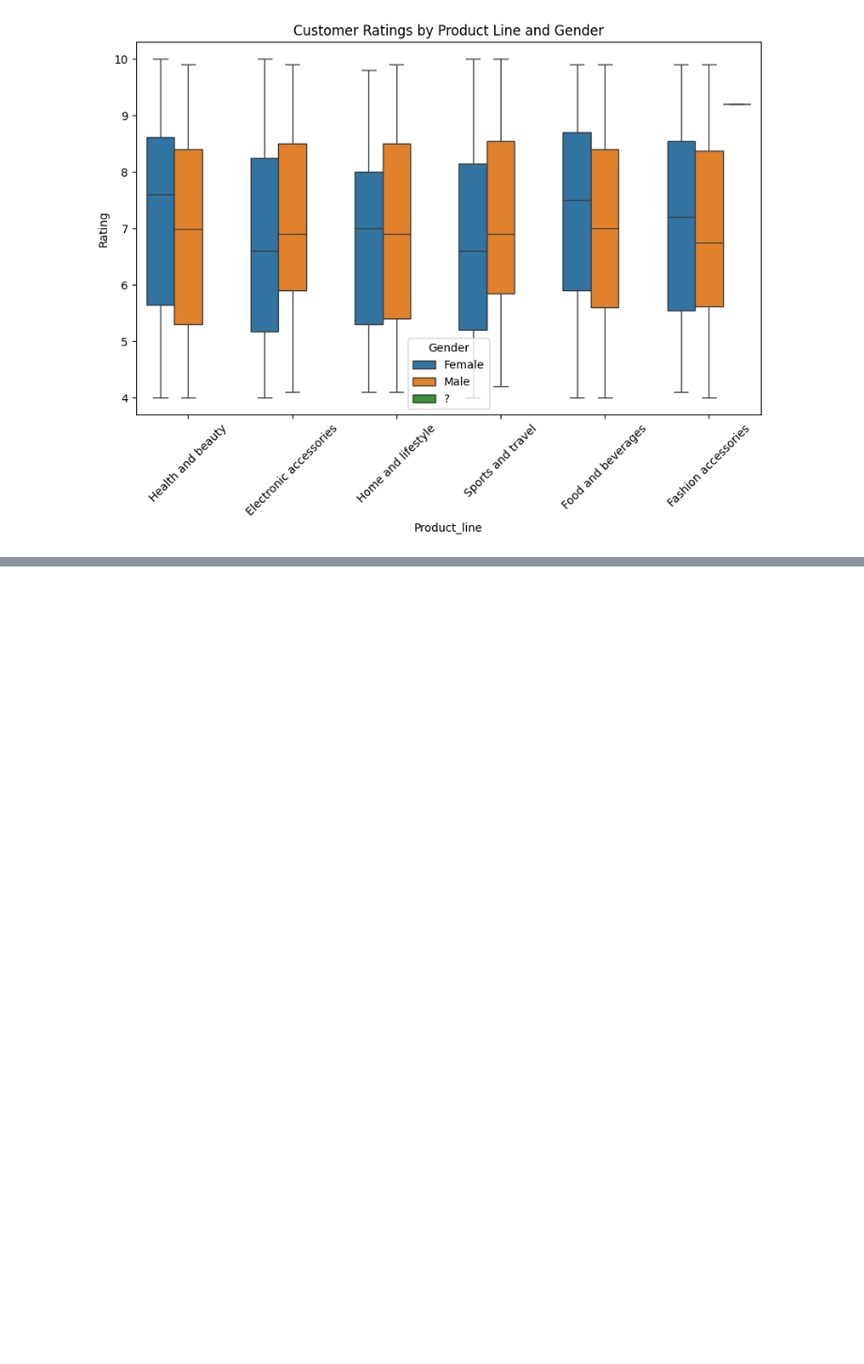
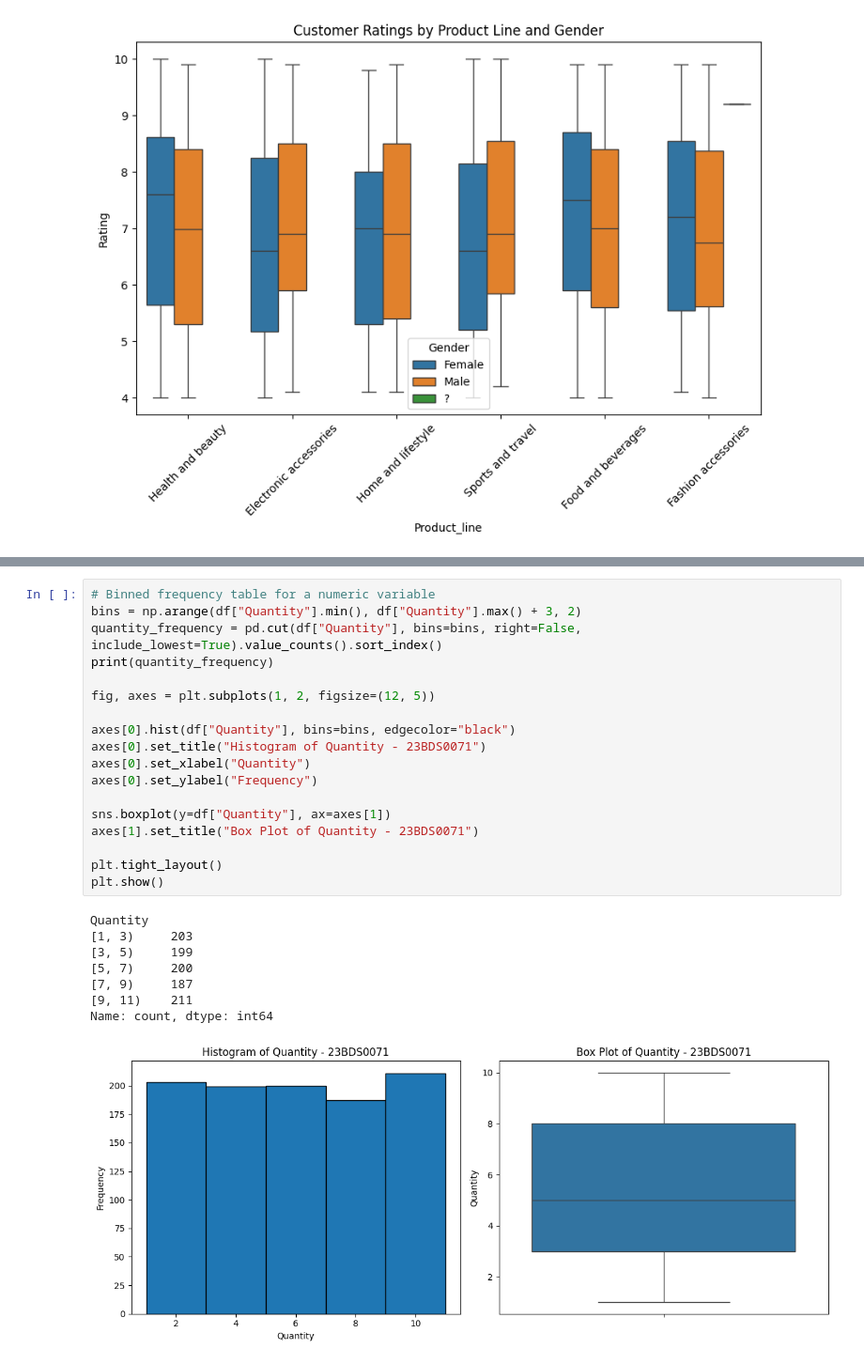
Before and after one commit to aryaman2603/AryamanGhaisas, a Jupyter notebook: EDA_CourseProject.ipynb, the cells around one changed output, grey strips where cells are left out. Shown at 94% size. Saved outputs shown, nothing was run; the diff lists cells and outputs as text; blank space fills up the shorter version.

```diff
--- a/EDA_CourseProject.ipynb
+++ b/EDA_CourseProject.ipynb
@@ -292,0 +362,27 @@ plt.show()
+# %%
+# Binned frequency table for a numeric variable
+bins = np.arange(df["Quantity"].min(), df["Quantity"].max() + 3, 2)
+quantity_frequency = pd.cut(df["Quantity"], bins=bins, right=False, include_lowest=True).value_counts().sort_index()
+print(quantity_frequency)
+
+fig, axes = plt.subplots(1, 2, figsize=(12, 5))
+
+axes[0].hist(df["Quantity"], bins=bins, edgecolor="black")
+axes[0].set_title("Histogram of Quantity - 23BDS0071")
+axes[0].set_xlabel("Quantity")
+axes[0].set_ylabel("Frequency")
+
+sns.boxplot(y=df["Quantity"], ax=axes[1])
+axes[1].set_title("Box Plot of Quantity - 23BDS0071")
+
+plt.tight_layout()
+plt.show()
+# %% [output]
+Quantity
+[1, 3)     203
+[3, 5)     199
+[5, 7)     200
+[7, 9)     187
+[9, 11)    211
+Name: count, dtype: int64
+[figure, added]
```
Also changed, not shown: parts of 23 cells of this notebook.
